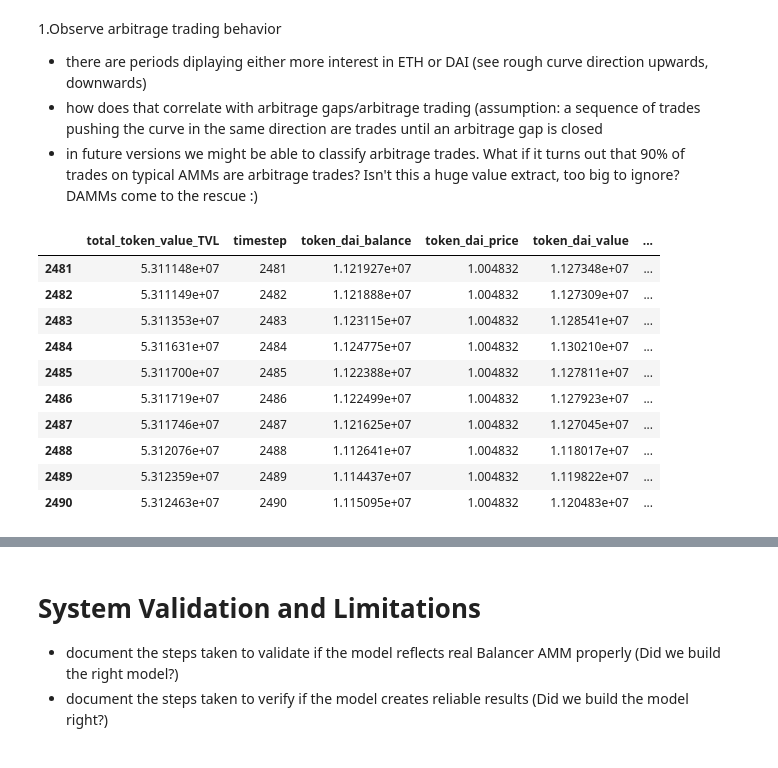
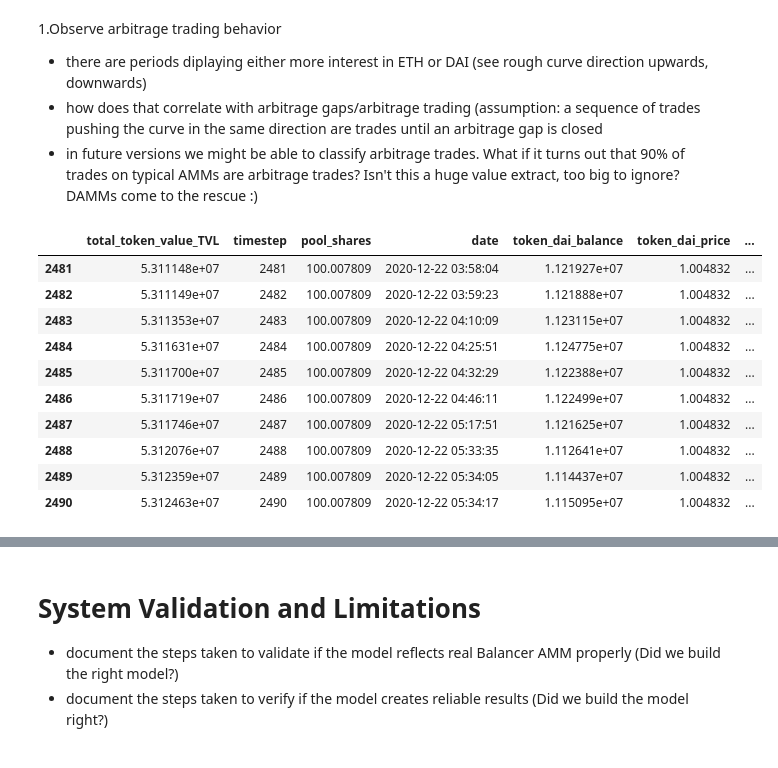
Before and after one commit to TokenEngineeringCommunity/BalancerPools_Model, a Jupyter notebook: BalancerAMM-v013.ipynb, the cells around one changed output, grey strips where cells are left out. Cells and saved outputs as stored; diff of their text form; code cells hidden in the pictures.

```diff
--- a/BalancerAMM-v013.ipynb
+++ b/BalancerAMM-v013.ipynb
@@ -319,37 +329,39 @@ plt.show()
 # %%
 #ANALYSE TVL
 #CREATE CUSTOMIZED DATAFRAME FROM DATAFRAME ZERO (p_df)
 
-tvl_p_df = pd.DataFrame(columns=['total_token_value_TVL', 'timestep'])
+tvl_p_df = pd.DataFrame(columns=['total_token_value_TVL', 'timestep', 'pool_shares'])
 tvl_p_df['timestep'] = p_df['timestep']
+tvl_p_df['pool_shares'] = p_df['pool_shares']
+tvl_p_df['date'] = p_df['change_datetime']
 
 #provide list of tokens (can perhaps be refactored to pull automatically from genesis_state.py?)
 tlist = ('dai','weth')
 
 # append existing columns (balance+price), and create new column for values
 for i in tlist:
     tvl_p_df[f'token_{i}_balance'] = p_df[f'token_{i}_balance']
     tvl_p_df[f'token_{i}_price'] = p_df[f'token_{i}_value']
     tvl_p_df[f'token_{i}_value'] = tvl_p_df[f'token_{i}_balance']*tvl_p_df[f'token_{i}_price']
 
 # calculate TVL
 for i in tlist: #needs refactoring, so that we not only pick a+b but all tokens (up to 8) values
     a = tvl_p_df[f'token_{tlist[0]}_value']
     b = tvl_p_df[f'token_{tlist[1]}_value']
     tvl_p_df['total_token_value_TVL'] = a + b
 tvl_p_df.tail(10)
 # %% [output]
-|  | total_token_value_TVL | timestep | token_dai_balance | token_dai_price | token_dai_value | ... |
-| 2481 | 5.311148e+07 | 2481 | 1.121927e+07 | 1.004832 | 1.127348e+07 | ... |
-| 2482 | 5.311149e+07 | 2482 | 1.121888e+07 | 1.004832 | 1.127309e+07 | ... |
-| 2483 | 5.311353e+07 | 2483 | 1.123115e+07 | 1.004832 | 1.128541e+07 | ... |
-| 2484 | 5.311631e+07 | 2484 | 1.124775e+07 | 1.004832 | 1.130210e+07 | ... |
-| 2485 | 5.311700e+07 | 2485 | 1.122388e+07 | 1.004832 | 1.127811e+07 | ... |
-| 2486 | 5.311719e+07 | 2486 | 1.122499e+07 | 1.004832 | 1.127923e+07 | ... |
-| 2487 | 5.311746e+07 | 2487 | 1.121625e+07 | 1.004832 | 1.127045e+07 | ... |
-| 2488 | 5.312076e+07 | 2488 | 1.112641e+07 | 1.004832 | 1.118017e+07 | ... |
-| 2489 | 5.312359e+07 | 2489 | 1.114437e+07 | 1.004832 | 1.119822e+07 | ... |
-| 2490 | 5.312463e+07 | 2490 | 1.115095e+07 | 1.004832 | 1.120483e+07 | ... |
+|  | total_token_value_TVL | timestep | pool_shares | date | token_dai_balance | token_dai_price | ... |
+| 2481 | 5.311148e+07 | 2481 | 100.007809 | 2020-12-22 03:58:04 | 1.121927e+07 | 1.004832 | ... |
+| 2482 | 5.311149e+07 | 2482 | 100.007809 | 2020-12-22 03:59:23 | 1.121888e+07 | 1.004832 | ... |
+| 2483 | 5.311353e+07 | 2483 | 100.007809 | 2020-12-22 04:10:09 | 1.123115e+07 | 1.004832 | ... |
+| 2484 | 5.311631e+07 | 2484 | 100.007809 | 2020-12-22 04:25:51 | 1.124775e+07 | 1.004832 | ... |
+| 2485 | 5.311700e+07 | 2485 | 100.007809 | 2020-12-22 04:32:29 | 1.122388e+07 | 1.004832 | ... |
+| 2486 | 5.311719e+07 | 2486 | 100.007809 | 2020-12-22 04:46:11 | 1.122499e+07 | 1.004832 | ... |
+| 2487 | 5.311746e+07 | 2487 | 100.007809 | 2020-12-22 05:17:51 | 1.121625e+07 | 1.004832 | ... |
+| 2488 | 5.312076e+07 | 2488 | 100.007809 | 2020-12-22 05:33:35 | 1.112641e+07 | 1.004832 | ... |
+| 2489 | 5.312359e+07 | 2489 | 100.007809 | 2020-12-22 05:34:05 | 1.114437e+07 | 1.004832 | ... |
+| 2490 | 5.312463e+07 | 2490 | 100.007809 | 2020-12-22 05:34:17 | 1.115095e+07 | 1.004832 | ... |
 # %%
 x = tvl_p_df['timestep'] #change to datetime, solve processing issue
 y1 = tvl_p_df['total_token_value_TVL']
```
Also changed, not shown: parts of 6 cells of this notebook.
